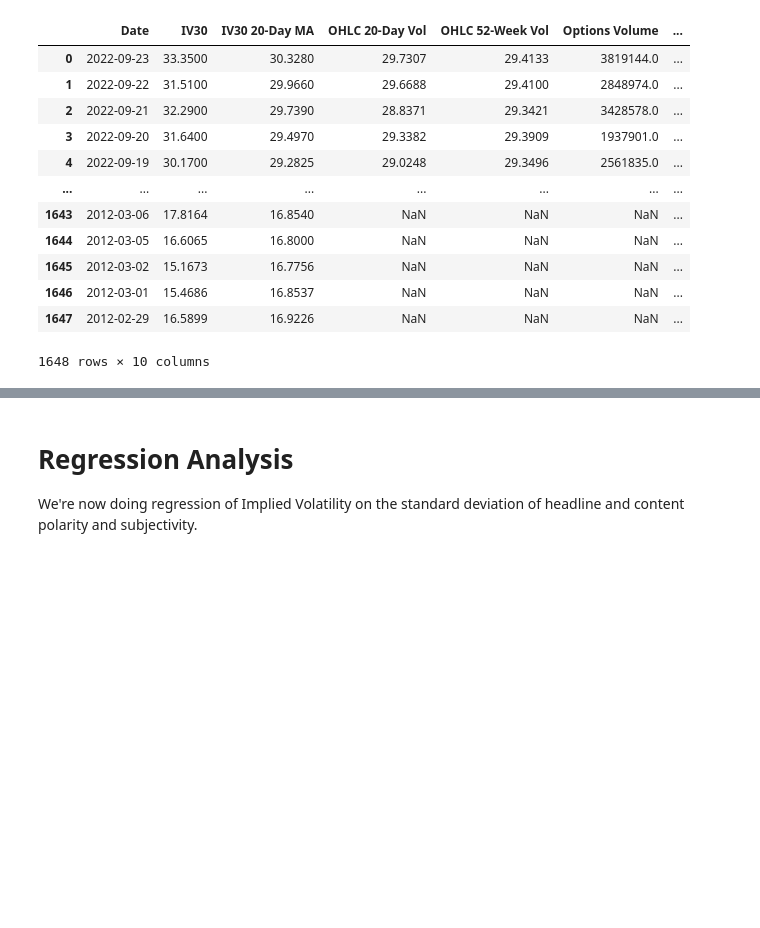
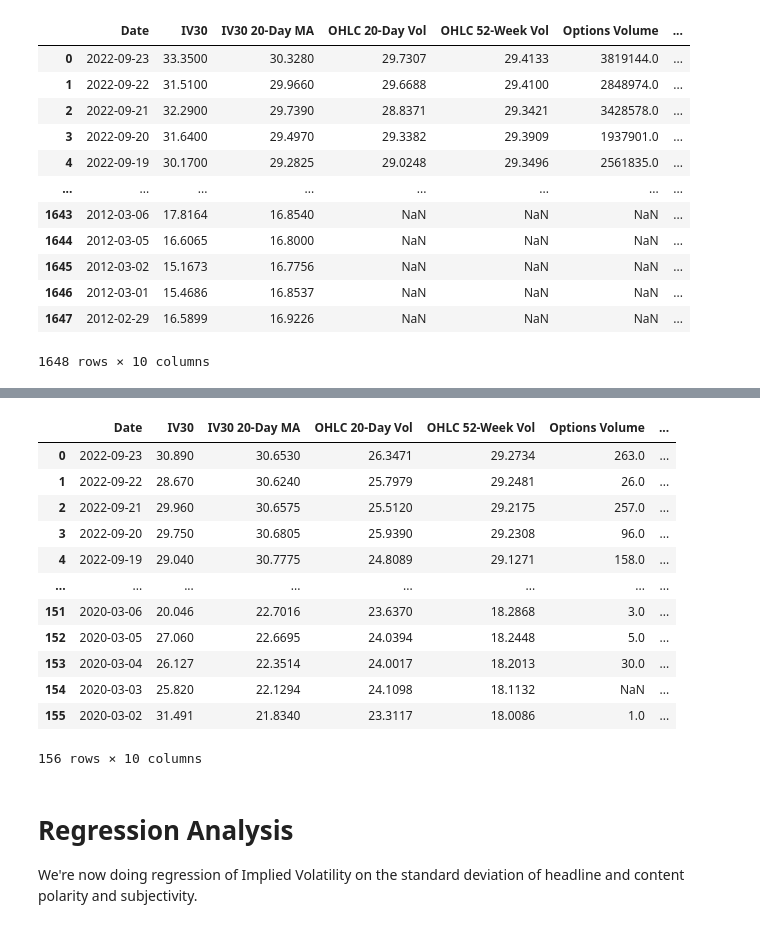
Before and after one commit to JoeZhang1000/News-Sentiment-and-IV, a Jupyter notebook: Sentiment_vs_IV.ipynb, the cells around one changed output, grey strips where cells are left out. Saved outputs shown, nothing was run; the diff lists cells and outputs as text; code cells hidden in the pictures; blank space fills up the shorter version.

```diff
--- a/Sentiment_vs_IV.ipynb
+++ b/Sentiment_vs_IV.ipynb
@@ -205,3 +246,6 @@ GSG
 | 3373 | 2009-04-07 | 43.5973 | 43.6493 | NaN | NaN | NaN |
 | 3374 | 2009-04-06 | 43.1399 | 43.7183 | NaN | NaN | NaN |
 3375 rows × 6 columns
+# %%
+GSG_COVID = GSG[(GSG['Date'] >= covid_oldest_date) & (GSG['Date'] <= covid_newest_date)].reset_index(drop=True)
+GSG_COVID
@@ -267,3 +376,20 @@ merged2
+# %%
+merged3_covid = pd.merge(GSG_COVID, articles_std_1, on = "Date")
+merged3_covid
+# %% [output]
+|  | Date | IV30 | IV30 20-Day MA | OHLC 20-Day Vol | OHLC 52-Week Vol | Options Volume | ... |
+| 0 | 2022-09-23 | 30.890 | 30.6530 | 26.3471 | 29.2734 | 263.0 | ... |
+| 1 | 2022-09-22 | 28.670 | 30.6240 | 25.7979 | 29.2481 | 26.0 | ... |
+| 2 | 2022-09-21 | 29.960 | 30.6575 | 25.5120 | 29.2175 | 257.0 | ... |
+| 3 | 2022-09-20 | 29.750 | 30.6805 | 25.9390 | 29.2308 | 96.0 | ... |
+| 4 | 2022-09-19 | 29.040 | 30.7775 | 24.8089 | 29.1271 | 158.0 | ... |
+| ... | ... | ... | ... | ... | ... | ... | ... |
+| 151 | 2020-03-06 | 20.046 | 22.7016 | 23.6370 | 18.2868 | 3.0 | ... |
+| 152 | 2020-03-05 | 27.060 | 22.6695 | 24.0394 | 18.2448 | 5.0 | ... |
+| 153 | 2020-03-04 | 26.127 | 22.3514 | 24.0017 | 18.2013 | 30.0 | ... |
+| 154 | 2020-03-03 | 25.820 | 22.1294 | 24.1098 | 18.1132 | NaN | ... |
+| 155 | 2020-03-02 | 31.491 | 21.8340 | 23.3117 | 18.0086 | 1.0 | ... |
+156 rows × 10 columns
 # %% [markdown]
 # Regression Analysis
 
```
Also changed, not shown: parts of 34 cells of this notebook.
